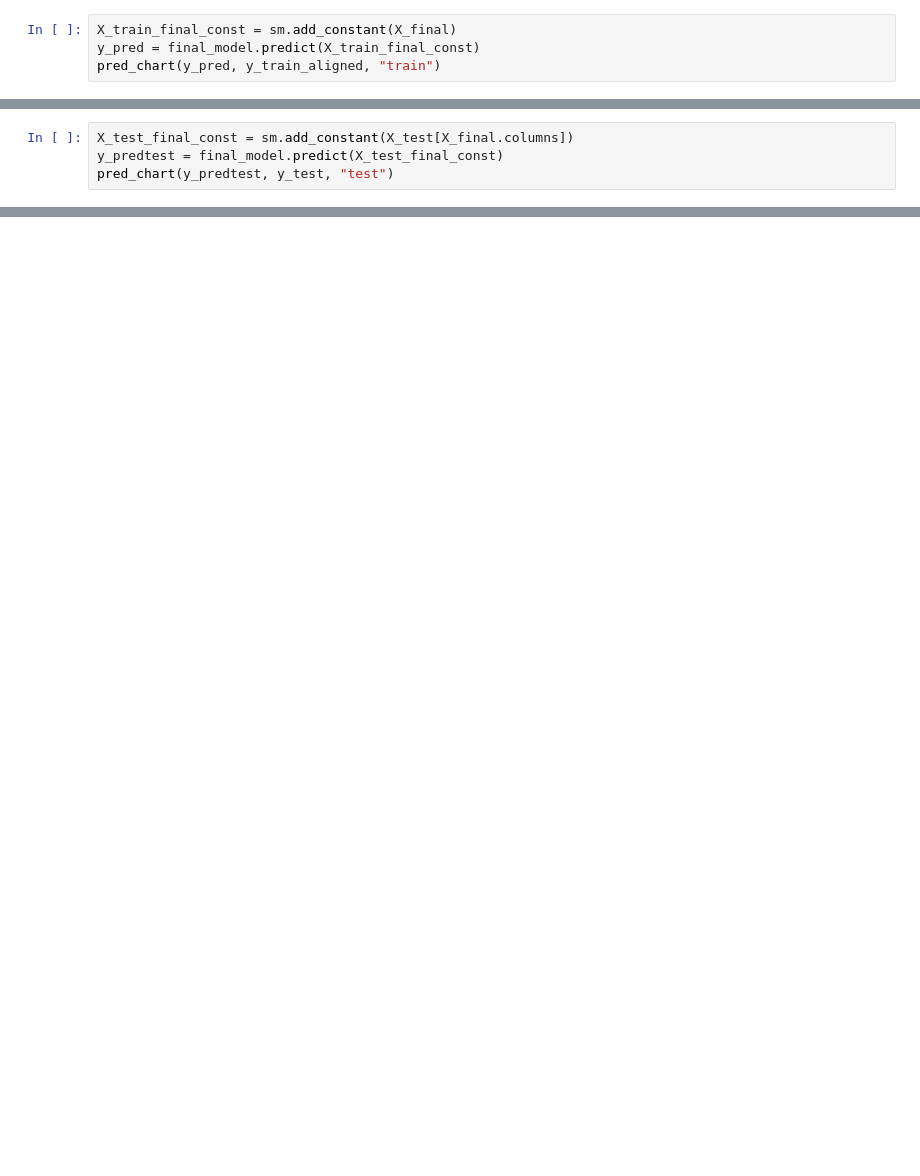
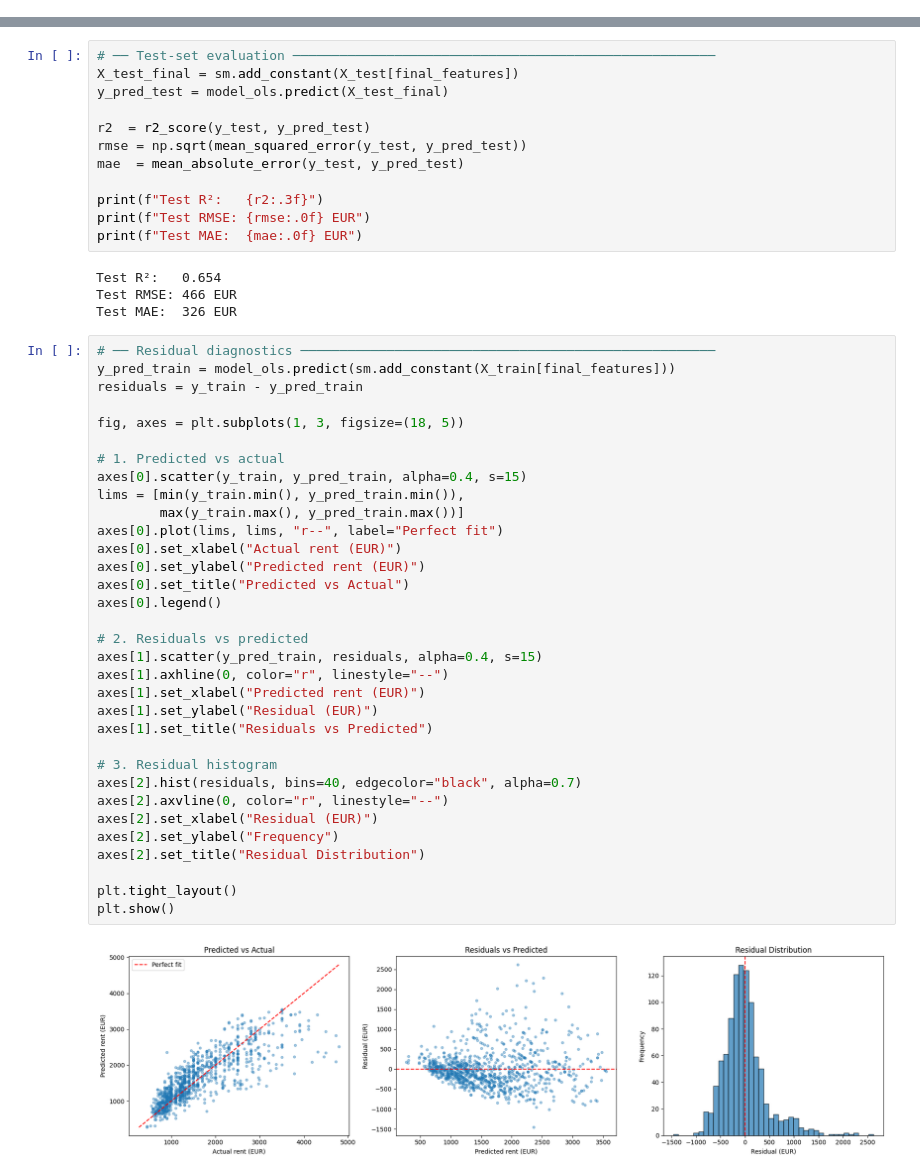
Before and after one commit to moanv2/Madrid_Rental_Properties_ML1-, a Jupyter notebook: linear_regression/Linear Regression.ipynb, the cells around one changed output, grey strips where cells are left out. Cells and saved outputs as stored; diff of their text form; blank space fills up the shorter version.

```diff
--- a/linear_regression/Linear Regression.ipynb
+++ b/linear_regression/Linear Regression.ipynb
@@ -590,4 +0,0 @@ def pred_chart(y_pred, y, dataset="train"):
-# %%
-X_train_final_const = sm.add_constant(X_final)
-y_pred = final_model.predict(X_train_final_const)
-pred_chart(y_pred, y_train_aligned, "train")
@@ -620,4 +0,0 @@ Index(['square_meters', 'floor', 'Barajas', 'Centro', 'Chamartin', 'Chamberi',
-# %%
-X_test_final_const = sm.add_constant(X_test[X_final.columns])
-y_predtest = final_model.predict(X_test_final_const)
-pred_chart(y_predtest, y_test, "test")
@@ -681,0 +247,51 @@ Top 20 potential OVERPRICED listings (most positive residual):
+# %%
+# ── Test-set evaluation ──────────────────────────────────────────────────────
+X_test_final = sm.add_constant(X_test[final_features])
+y_pred_test = model_ols.predict(X_test_final)
+
+r2  = r2_score(y_test, y_pred_test)
+rmse = np.sqrt(mean_squared_error(y_test, y_pred_test))
+mae  = mean_absolute_error(y_test, y_pred_test)
+
+print(f"Test R²:   {r2:.3f}")
+print(f"Test RMSE: {rmse:.0f} EUR")
+print(f"Test MAE:  {mae:.0f} EUR")
+# %% [output]
+Test R²:   0.654
+Test RMSE: 466 EUR
+Test MAE:  326 EUR
+# %%
+# ── Residual diagnostics ─────────────────────────────────────────────────────
+y_pred_train = model_ols.predict(sm.add_constant(X_train[final_features]))
+residuals = y_train - y_pred_train
+
+fig, axes = plt.subplots(1, 3, figsize=(18, 5))
+
+# 1. Predicted vs actual
+axes[0].scatter(y_train, y_pred_train, alpha=0.4, s=15)
+lims = [min(y_train.min(), y_pred_train.min()),
+        max(y_train.max(), y_pred_train.max())]
+axes[0].plot(lims, lims, "r--", label="Perfect fit")
+axes[0].set_xlabel("Actual rent (EUR)")
+axes[0].set_ylabel("Predicted rent (EUR)")
+axes[0].set_title("Predicted vs Actual")
+axes[0].legend()
+
+# 2. Residuals vs predicted
+axes[1].scatter(y_pred_train, residuals, alpha=0.4, s=15)
+axes[1].axhline(0, color="r", linestyle="--")
+axes[1].set_xlabel("Predicted rent (EUR)")
+axes[1].set_ylabel("Residual (EUR)")
+axes[1].set_title("Residuals vs Predicted")
+
+# 3. Residual histogram
+axes[2].hist(residuals, bins=40, edgecolor="black", alpha=0.7)
+axes[2].axvline(0, color="r", linestyle="--")
+axes[2].set_xlabel("Residual (EUR)")
+axes[2].set_ylabel("Frequency")
+axes[2].set_title("Residual Distribution")
+
+plt.tight_layout()
+plt.show()
+# %% [output]
+[figure, added]
```
Also changed, not shown: parts of 50 cells of this notebook.
